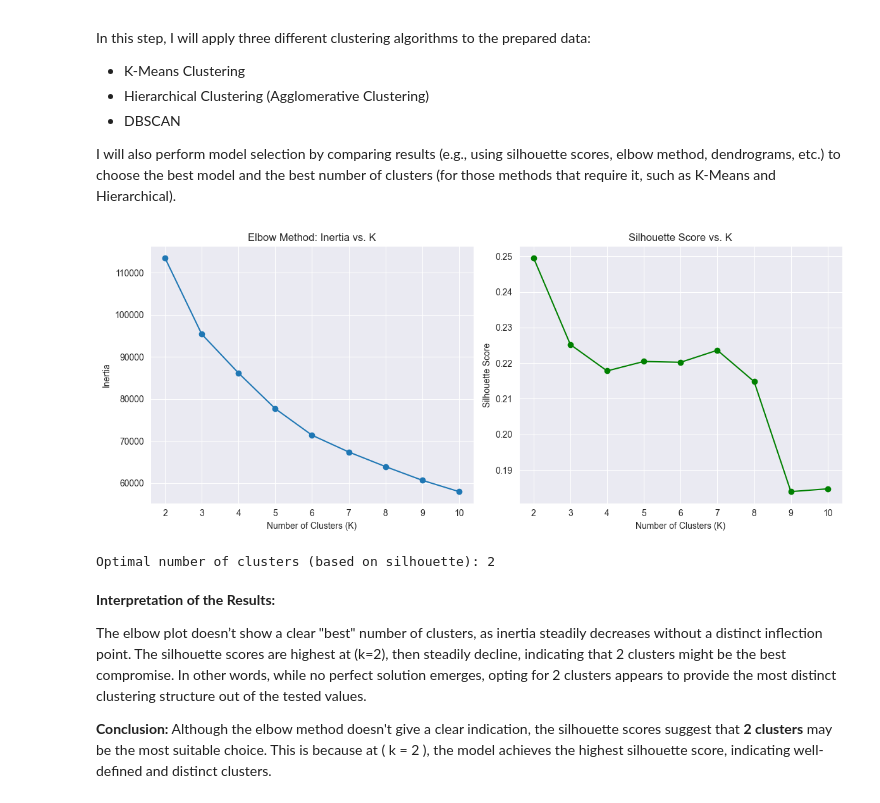
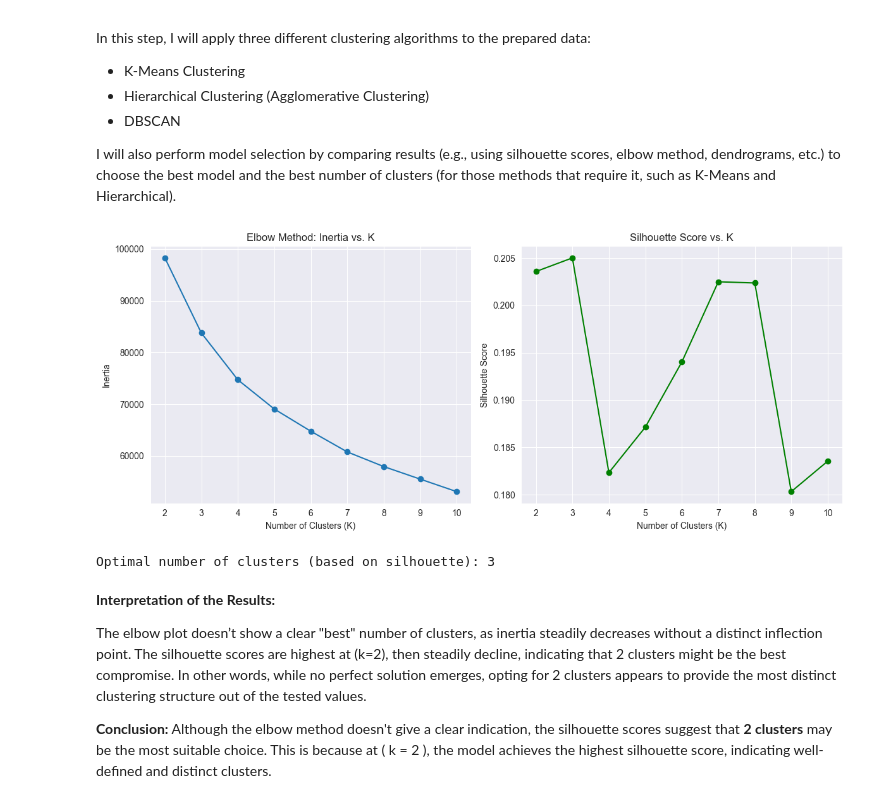
Before and after one commit to rubentak/Unsupervised-Learning-Clustering-Algorithms, a Jupyter notebook: notebook.ipynb, the cells around one changed output. Cells and saved outputs as stored; diff of their text form; code cells hidden in the pictures.

```diff
--- a/notebook.ipynb
+++ b/notebook.ipynb
@@ -115,13 +115,3 @@ I will:
 - Remove unnecessary columns, if any
 - Consider outlier detection and possibly remove or cap extreme values
 - Normalize or scale numerical features
-# %%
-# Drop customer ID from features since it's an identifier
-if 'CUST_ID' in df.columns:
-    customer_ids = df['CUST_ID']
-    df.drop('CUST_ID', axis=1, inplace=True)
-
-# Handle missing values: fill with median or drop.
-# Check how to handle the minimum payments missing data if present.
-df['MINIMUM_PAYMENTS'] = df['MINIMUM_PAYMENTS'].fillna(df['MINIMUM_PAYMENTS'].median())
-df['CREDIT_LIMIT'] = df['CREDIT_LIMIT'].fillna(df['CREDIT_LIMIT'].median())
@@ -208,7 +244,7 @@ import matplotlib.pyplot as plt
 import seaborn as sns
 import numpy as np
 # %%
-X = scaled_df.values  # If you need a NumPy array; otherwise, scaled_df is fine.
+X = df_normalized.values  # If you need a NumPy array; otherwise, scaled_df is fine.
 
 # Let's try a range of K values and see which is optimal.
 inertia_values = []
@@ -220,35 +256,35 @@ for k in K_values:
     labels = kmeans.fit_predict(X)
     inertia_values.append(kmeans.inertia_)
     sil = silhouette_score(X, labels)
     sil_scores.append(sil)
 
 # Plot the inertia (Elbow)
 plt.figure(figsize=(12,5))
 plt.subplot(1,2,1)
 plt.plot(K_values, inertia_values, marker='o')
 plt.title('Elbow Method: Inertia vs. K')
 plt.xlabel('Number of Clusters (K)')
 plt.ylabel('Inertia')
 
 # Plot the silhouette scores
 plt.subplot(1,2,2)
 plt.plot(K_values, sil_scores, marker='o', color='green')
 plt.title('Silhouette Score vs. K')
 plt.xlabel('Number of Clusters (K)')
 plt.ylabel('Silhouette Score')
 plt.tight_layout()
 plt.show()
 
 optimal_k = K_values[np.argmax(sil_scores)]
 print("Optimal number of clusters (based on silhouette):", optimal_k)
 
 # Refit K-Means with the optimal K
 kmeans = KMeans(n_clusters=optimal_k, random_state=42)
 kmeans_labels = kmeans.fit_predict(X)
 kmeans_centers = kmeans.cluster_centers_
 # %% [output]
-[figure, old version]
+[figure, new version]
-Optimal number of clusters (based on silhouette): 2
+Optimal number of clusters (based on silhouette): 3
 # %% [markdown]
 **Interpretation of the Results:**
 
```
Also changed, not shown: parts of 6 cells of this notebook.
